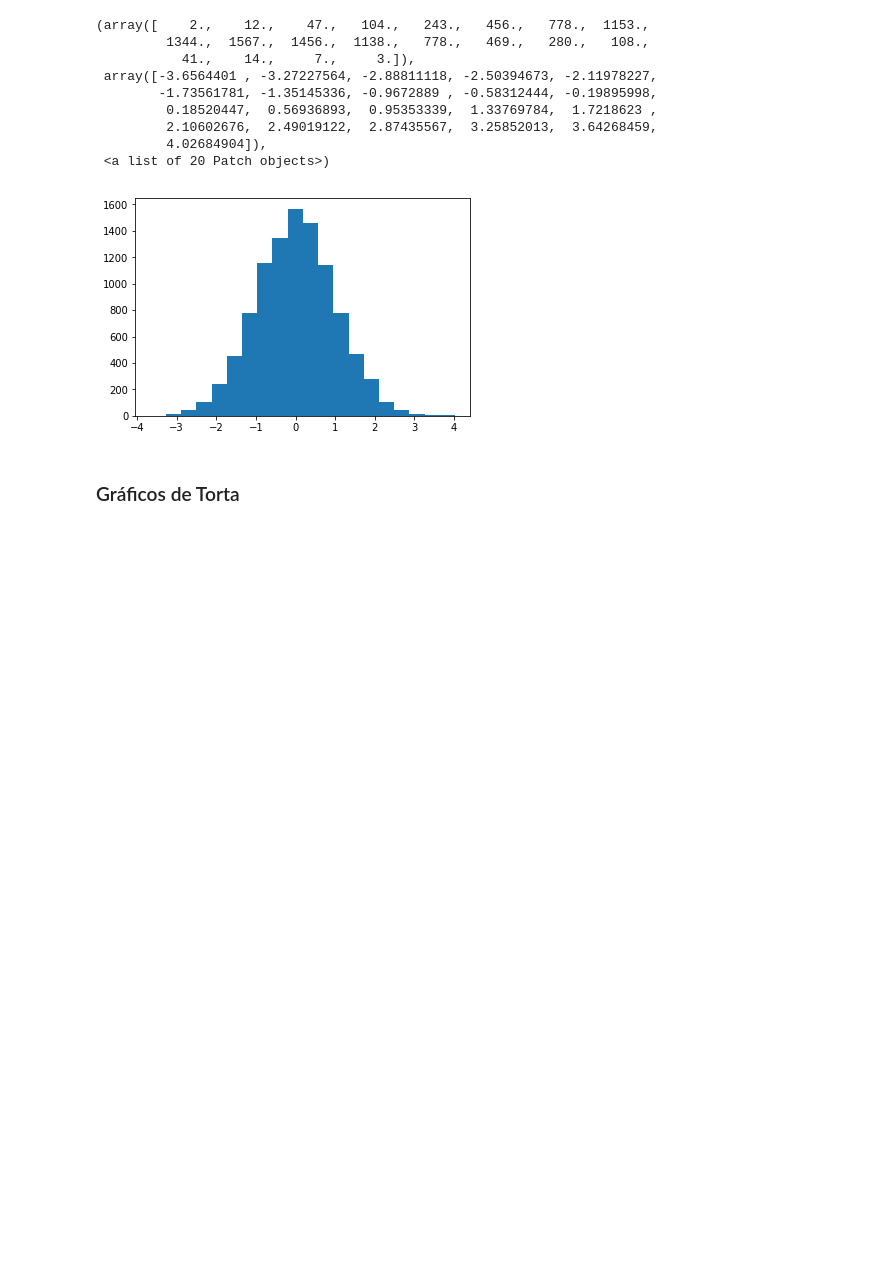
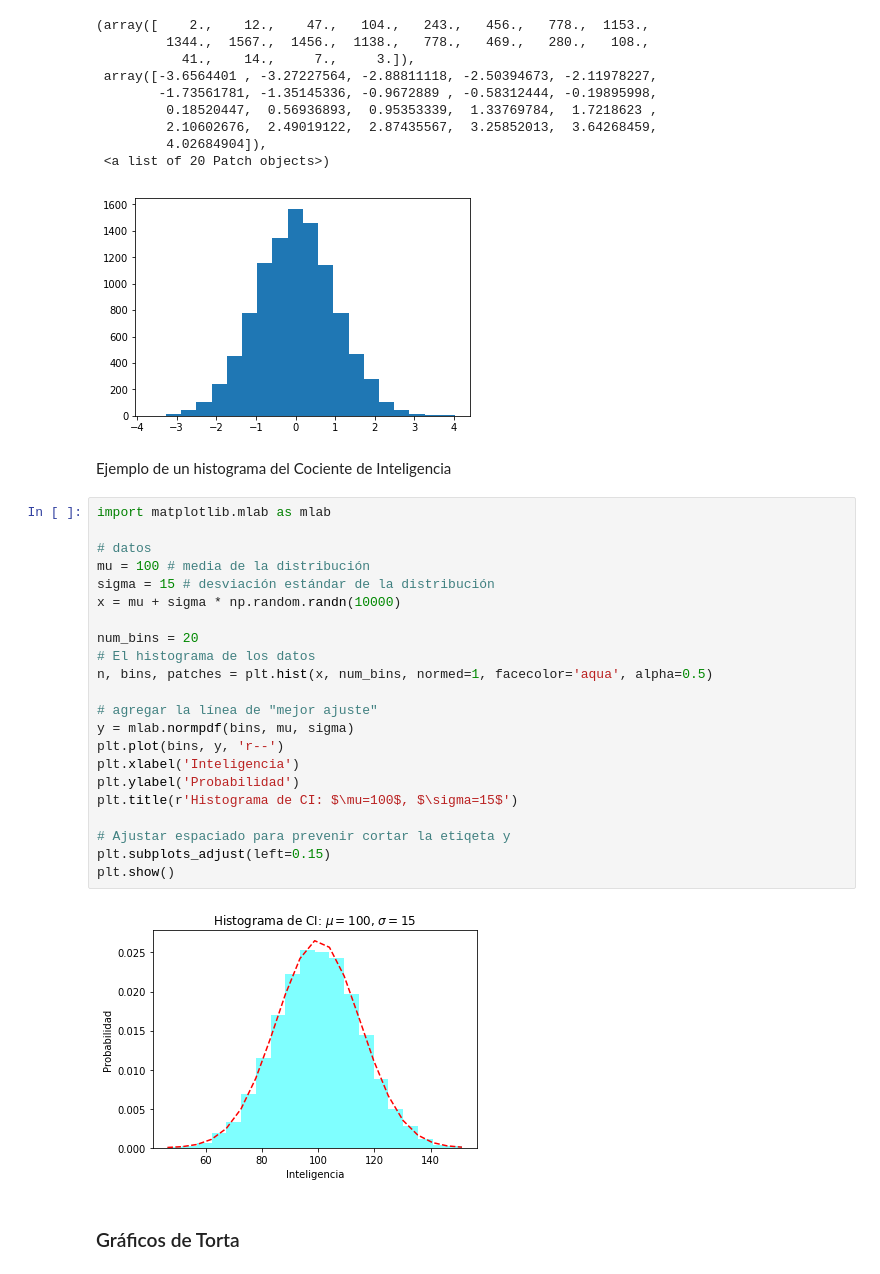
Before and after one commit to wladrod/AprendizajeAutomatico2018, a Jupyter notebook: Notebooks/04-TutorialMatplotlib.ipynb, the cells around one changed output. Cells and saved outputs as stored; diff of their text form; blank space fills up the shorter version.

Commit message:
agregar ejemplo de histograma

```diff
--- a/Notebooks/04-TutorialMatplotlib.ipynb
+++ b/Notebooks/04-TutorialMatplotlib.ipynb
@@ -429,6 +429,32 @@ plt.hist(x, bins = 20)  # Dibuja un histograma dividiendo el vector x en 20 inte
          4.02684904]),
  <a list of 20 Patch objects>)
 [figure]
+# %% [markdown]
+Ejemplo de un histograma del Cociente de Inteligencia
+# %%
+import matplotlib.mlab as mlab
+
+# datos
+mu = 100 # media de la distribución
+sigma = 15 # desviación estándar de la distribución
+x = mu + sigma * np.random.randn(10000)
+
+num_bins = 20
+# El histograma de los datos
+n, bins, patches = plt.hist(x, num_bins, normed=1, facecolor='aqua', alpha=0.5)
+
+# agregar la línea de "mejor ajuste"
+y = mlab.normpdf(bins, mu, sigma)
+plt.plot(bins, y, 'r--')
+plt.xlabel('Inteligencia')
+plt.ylabel('Probabilidad')
+plt.title(r'Histograma de CI: $\mu=100$, $\sigma=15$')
+
+# Ajustar espaciado para prevenir cortar la etiqeta y
+plt.subplots_adjust(left=0.15)
+plt.show()
+# %% [output]
+[figure, added]
 # %% [markdown]
 ### Gráficos de Torta
 # %%
```
